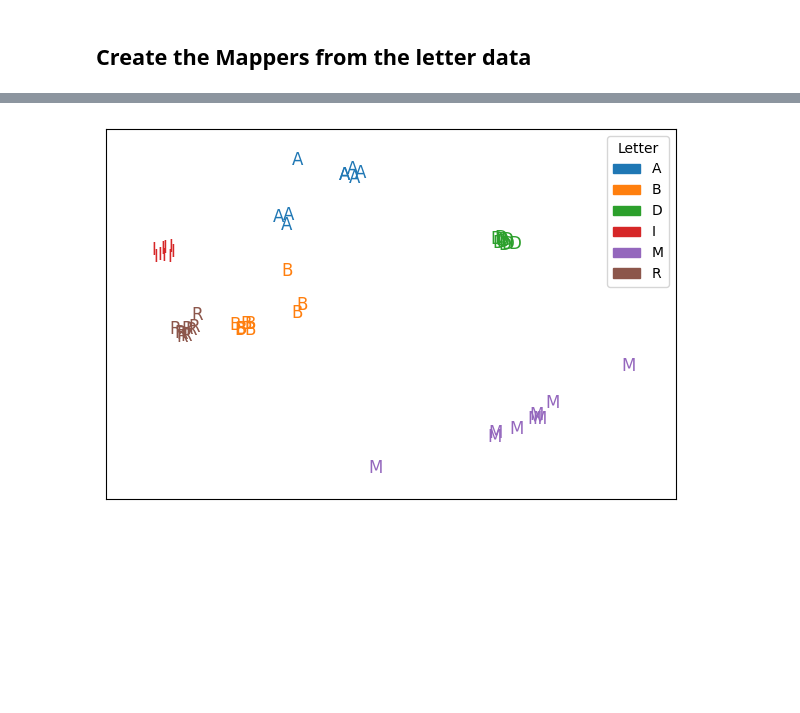
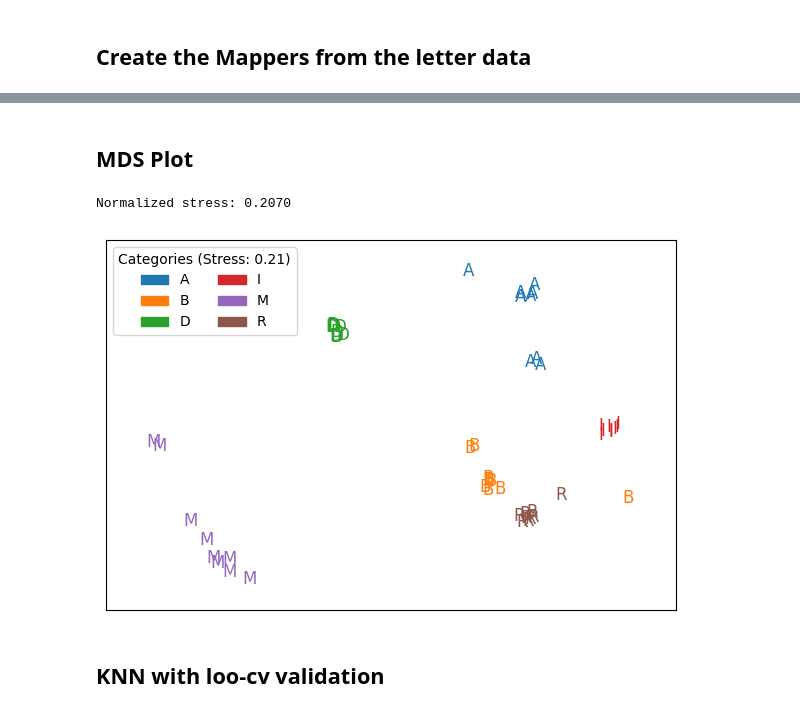
Before and after one commit to ishikaghosh2201/Mapper-Loss-Computation, a Jupyter notebook: workflow_letters.ipynb, the cells around one changed output, grey strips where cells are left out. Cells and saved outputs as stored; diff of their text form; code cells hidden in the pictures; blank space fills up the shorter version.

```diff
--- a/workplace.ipynb
+++ b/workflow_letters.ipynb
@@ -109,0 +92,3 @@ df.head()
+# %%
+df = pd.read_csv("pairwise_results.csv")
+df.head()
@@ -150,35 +126,74 @@ mds_df["Dim2_j"] = mds_df["Dim2"] + np.random.uniform(-jitter, jitter, size =len
+# %% [markdown]
+## MDS Plot
+# %%
+table = pd.read_csv("pairwise_results_table.csv", index_col=0)
+
+
+# Labels (these will be used downstream)
+mapper_labels = list(table.index)
+mapper_letters = [lbl.split("_")[0] for lbl in mapper_labels]
+
+# Run MDS on the precomputed distance matrix
+mds = MDS(n_components=2, dissimilarity='precomputed', random_state=0, normalized_stress=True)
+coords = mds.fit_transform(D)
+print(f"Normalized stress: {getattr(mds, 'stress_', float('nan')):.4f}")
+
+# Build mds_df with columns other cells expect
+mds_df = pd.DataFrame(coords, columns=["Dim1", "Dim2"])
+mds_df["Mapper1"] = mapper_labels
+mds_df["Letter"] = mapper_letters
+mds_df["Category"] = mapper_letters
+
+# Jitter for plotting
+jitter = 0.1
+np.random.seed(42)
+mds_df["Dim1_j"] = mds_df["Dim1"] + np.random.uniform(-jitter, jitter, size=len(mds_df))
+mds_df["Dim2_j"] = mds_df["Dim2"] + np.random.uniform(-jitter, jitter, size=len(mds_df))
+# %% [output]
+Normalized stress: 0.2070
 # %%
 # --- Prepare colors ---
-palette = sns.color_palette("tab10", n_colors=len(set(mapper_letters)))
+palette = sns.color_palette("tab10", n_colors=6).as_hex() + [
+    "#E765CDE0",  # Pink
+    "#56B4E9",  # Sky blue
+    "#009E73",  # Bluish green
+    "#F0E442",  # Yellow
+    "#0072B2",  # Blue
+    "#F04F0F",  # Vermillion
+]
+
+mapper_letters = [name.split("_")[0] for name in mds_df["Mapper1"]]
 color_map = {letter: palette[i] for i, letter in enumerate(sorted(set(mapper_letters)))}
 
 # --- Plot ---
 plt.figure(figsize=(6, 4))
 
 # Plot letters as symbols
 for i, row in mds_df.iterrows():
     plt.text(row["Dim1_j"], row["Dim2_j"], row["Letter"], fontsize=12,
              ha="center", va="center", color=color_map[row["Letter"]])
 
 # Set axis limits with padding
 x_min, x_max = mds_df["Dim1_j"].min(), mds_df["Dim1_j"].max()
 y_min, y_max = mds_df["Dim2_j"].min(), mds_df["Dim2_j"].max()
 plt.xlim(x_min - 0.1*(x_max-x_min), x_max + 0.1*(x_max-x_min))
 plt.ylim(y_min - 0.1*(y_max-y_min), y_max + 0.1*(y_max-y_min))
 
 # Remove axis numbers
 plt.xticks([])
 plt.yticks([])
 
 # Add legend inside figure
 patches = [mpatches.Patch(color=color_map[l], label=l) for l in sorted(color_map)]
-plt.legend(handles=patches, title="Letter", loc="upper right")
+plt.legend(handles=patches, title=f"Categories (Stress: {mds.stress_:.2f})", loc="upper left", ncol=2)
 
 # plt.title("MDS Visualization of Mapper Distances")
 plt.grid(False)
 # sns.despine()
 plt.tight_layout()
 plt.savefig("mds_mapper_distances.png", dpi=300)
 plt.show()
 # %% [output]
-[figure, old version]
+[figure, new version]
+# %% [markdown]
+## KNN with loo-cv validation
```
Also changed, not shown: parts of 23 cells of this notebook, 5 other files.
